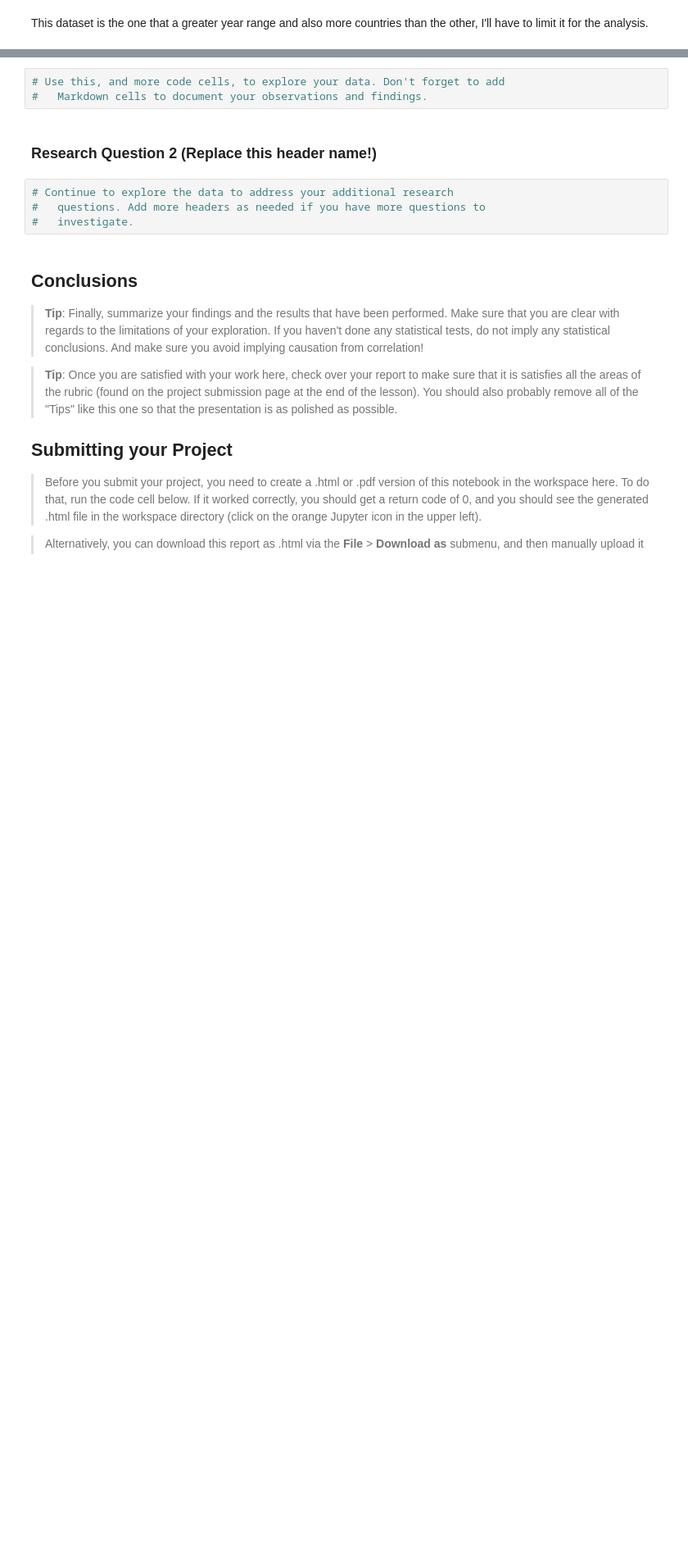
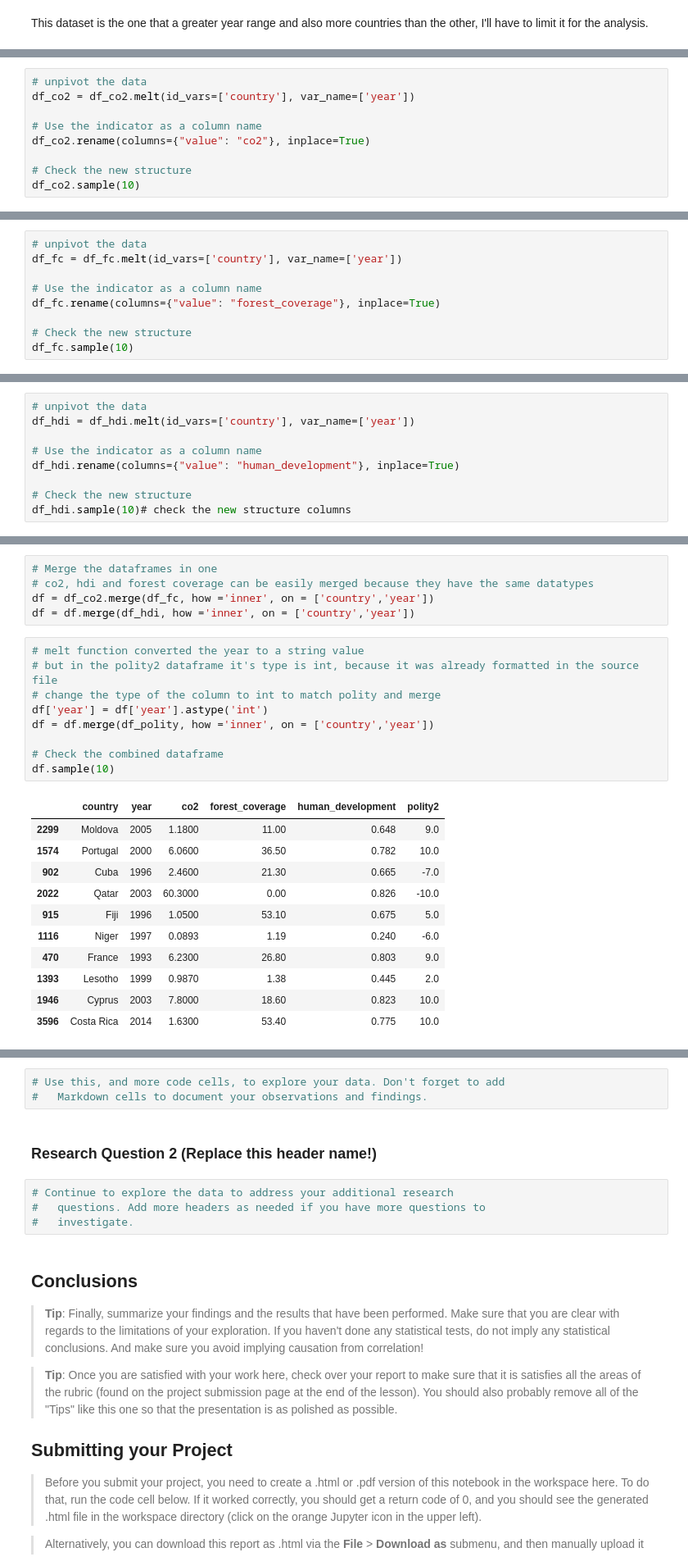
Before and after one commit to Victoriapm/co2_emissions_analysis, a Jupyter notebook: Part 2 - Investigate_Dataset/Investigate_a_Dataset.ipynb, the cells around one changed output, grey strips where cells are left out. Shown at 82% size. Cells and saved outputs as stored; diff of their text form; blank space fills up the shorter version.

```diff
--- a/Part 2 - Investigate_Dataset/Investigate_a_Dataset.ipynb
+++ b/Part 2 - Investigate_Dataset/Investigate_a_Dataset.ipynb
@@ -343,0 +389,9 @@ df_polity
+# %%
+# unpivot the data
+df_co2 = df_co2.melt(id_vars=['country'], var_name=['year'])
+
+# Use the indicator as a column name
+df_co2.rename(columns={"value": "co2"}, inplace=True)
+
+# Check the new structure
+df_co2.sample(10)
@@ -343,0 +422,9 @@ df_polity
+# %%
+# unpivot the data
+df_fc = df_fc.melt(id_vars=['country'], var_name=['year'])
+
+# Use the indicator as a column name
+df_fc.rename(columns={"value": "forest_coverage"}, inplace=True)
+
+# Check the new structure
+df_fc.sample(10)
@@ -343,0 +455,9 @@ df_polity
+# %%
+# unpivot the data
+df_hdi = df_hdi.melt(id_vars=['country'], var_name=['year'])
+
+# Use the indicator as a column name
+df_hdi.rename(columns={"value": "human_development"}, inplace=True)
+
+# Check the new structure
+df_hdi.sample(10)# check the new structure columns
@@ -343,0 +488,26 @@ df_polity
+# %%
+# Merge the dataframes in one
+# co2, hdi and forest coverage can be easily merged because they have the same datatypes
+df = df_co2.merge(df_fc, how ='inner', on = ['country','year'])
+df = df.merge(df_hdi, how ='inner', on = ['country','year'])
+# %%
+# melt function converted the year to a string value
+# but in the polity2 dataframe it's type is int, because it was already formatted in the source file
+# change the type of the column to int to match polity and merge
+df['year'] = df['year'].astype('int')
+df = df.merge(df_polity, how ='inner', on = ['country','year'])
+
+# Check the combined dataframe
+df.sample(10)
+# %% [output]
+|  | country | year | co2 | forest_coverage | human_development | polity2 |
+| 2299 | Moldova | 2005 | 1.1800 | 11.00 | 0.648 | 9.0 |
+| 1574 | Portugal | 2000 | 6.0600 | 36.50 | 0.782 | 10.0 |
+| 902 | Cuba | 1996 | 2.4600 | 21.30 | 0.665 | -7.0 |
+| 2022 | Qatar | 2003 | 60.3000 | 0.00 | 0.826 | -10.0 |
+| 915 | Fiji | 1996 | 1.0500 | 53.10 | 0.675 | 5.0 |
+| 1116 | Niger | 1997 | 0.0893 | 1.19 | 0.240 | -6.0 |
+| 470 | France | 1993 | 6.2300 | 26.80 | 0.803 | 9.0 |
+| 1393 | Lesotho | 1999 | 0.9870 | 1.38 | 0.445 | 2.0 |
+| 1946 | Cyprus | 2003 | 7.8000 | 18.60 | 0.823 | 10.0 |
+| 3596 | Costa Rica | 2014 | 1.6300 | 53.40 | 0.775 | 10.0 |
```
Also changed, not shown: parts of 60 cells of this notebook.
